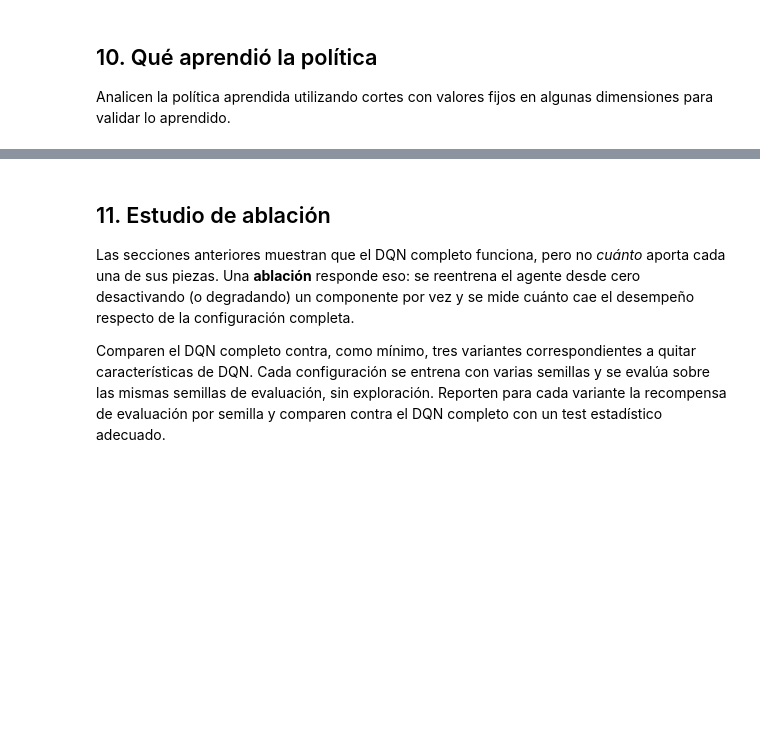
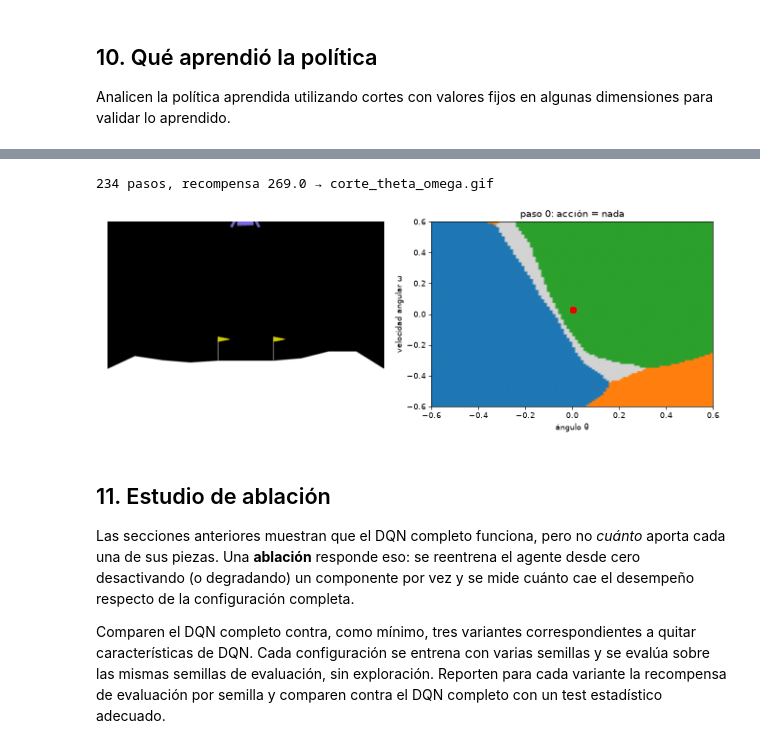
Before and after one commit to JuanAOlmedo/AprendAut-Lab2, a Jupyter notebook: LunarLander_DQN_Tarea.ipynb, the cells around one changed output, grey strips where cells are left out. Saved outputs shown, nothing was run; the diff lists cells and outputs as text; code cells hidden in the pictures; blank space fills up the shorter version.

```diff
--- a/LunarLander_DQN_Tarea.ipynb
+++ b/LunarLander_DQN_Tarea.ipynb
@@ -879,3 +1042,35 @@ raise NotImplementedError('TODO 2: cortes de la política')
+# %%
+# Grabación del corte de inclinación: la nave aterrizando y, al lado, dónde cae su (θ, ω) en el mapa
+# Se reusa el episodio que se jugó en la grabación anterior (cuadros, estados, acciones_tomadas).
+# Ojo: el mapa está calculado con y = 0.8 y vy = -0.3; el resto del episodio pasa por otras alturas.
+
+# 1. Armar la figura: el juego a la izquierda y el mapa del corte θ vs ω a la derecha
+fig, (ax1, ax2) = plt.subplots(1, 2, figsize=(11, 4))
+imagen = ax1.imshow(cuadros[0])
+ax1.axis('off')
+ax2.imshow(acciones_giro, origin='lower', aspect='auto', cmap=COLORES, vmin=-0.5, vmax=3.5,
+           extent=[angulos[0], angulos[-1], giros[0], giros[-1]])
+estela, = ax2.plot([], [], 'k-', lw=1)     # camino recorrido
+punto, = ax2.plot([], [], 'ro', ms=8)      # dónde está ahora
+ax2.set_xlabel('ángulo θ')
+ax2.set_ylabel('velocidad angular ω')
+fig.tight_layout()
+
+# 2. Cada cuadro actualiza el juego y mueve el punto sobre el mapa
+def dibujar(k):
+    imagen.set_data(cuadros[k])
+    estela.set_data(estados[:k + 1, 4], estados[:k + 1, 5])
+    punto.set_data([estados[k, 4]], [estados[k, 5]])
+    ax2.set_title(f'paso {k}: acción = {NOMBRES_ACCIONES[acciones_tomadas[k]]}')
+
+pasos = range(0, len(cuadros), 2)          # un cuadro cada 2 pasos para que pese menos
+FuncAnimation(fig, dibujar, frames=pasos).save('corte_theta_omega.gif', writer=PillowWriter(fps=15), dpi=60)
+plt.close(fig)
+print(f"{len(cuadros)} pasos, recompensa {recompensa_total:.1f} → corte_theta_omega.gif")
+display(MostrarImagen('corte_theta_omega.gif'))
+# %% [output]
+234 pasos, recompensa 269.0 → corte_theta_omega.gif
+[figure, added]
 # %% [markdown]
 ## 11. Estudio de ablación
 
```
Also changed, not shown: parts of 3 cells of this notebook, 2 other files.
